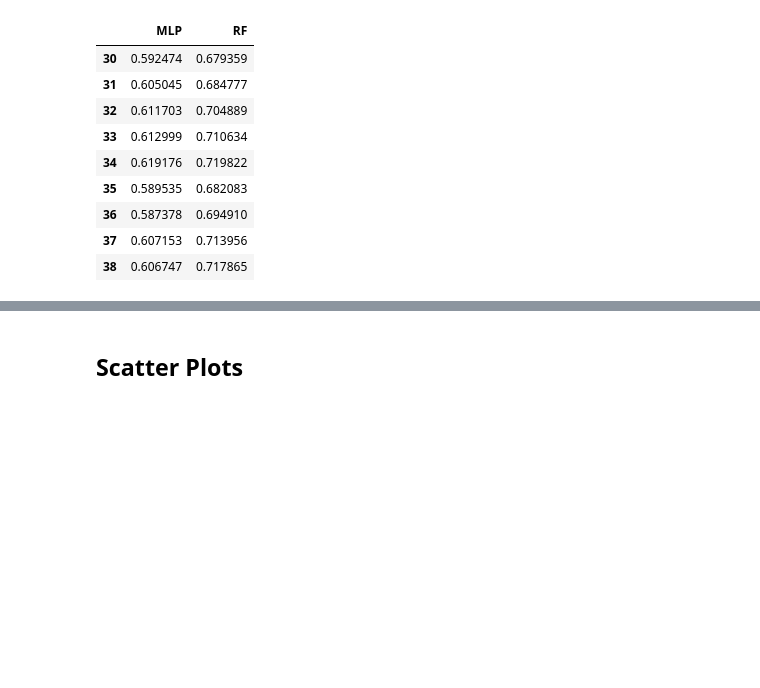
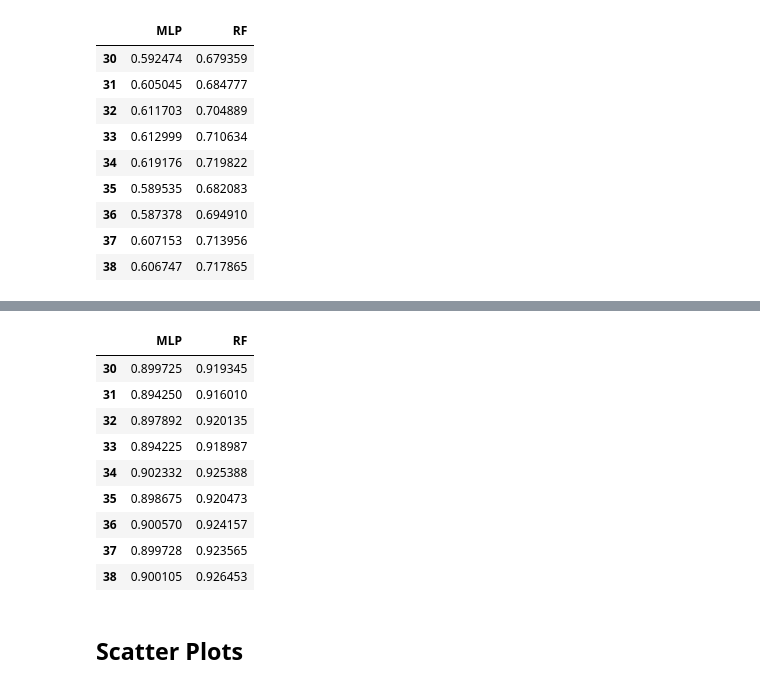
Before and after one commit to LLNL/MLAP, a Jupyter notebook: SJSU/Step3_TrainModel/EvaluateTrainedModels.ipynb, the cells around one changed output, grey strips where cells are left out. Drawn from its saved outputs; the diff is of its cells as text; code cells hidden in the pictures; blank space fills up the shorter version.

```diff
--- a/SJSU/Step3_TrainModel/EvaluateTrainedModels.ipynb
+++ b/SJSU/Step3_TrainModel/EvaluateTrainedModels.ipynb
@@ -74,3 +94,16 @@ df_test
+# %%
+df_test
+# %% [output]
+|  | MLP | RF |
+| 30 | 0.899725 | 0.919345 |
+| 31 | 0.894250 | 0.916010 |
+| 32 | 0.897892 | 0.920135 |
+| 33 | 0.894225 | 0.918987 |
+| 34 | 0.902332 | 0.925388 |
+| 35 | 0.898675 | 0.920473 |
+| 36 | 0.900570 | 0.924157 |
+| 37 | 0.899728 | 0.923565 |
+| 38 | 0.900105 | 0.926453 |
 # %% [markdown]
 ## Scatter Plots
 # %%
```
Also changed, not shown: parts of 2 cells of this notebook.
